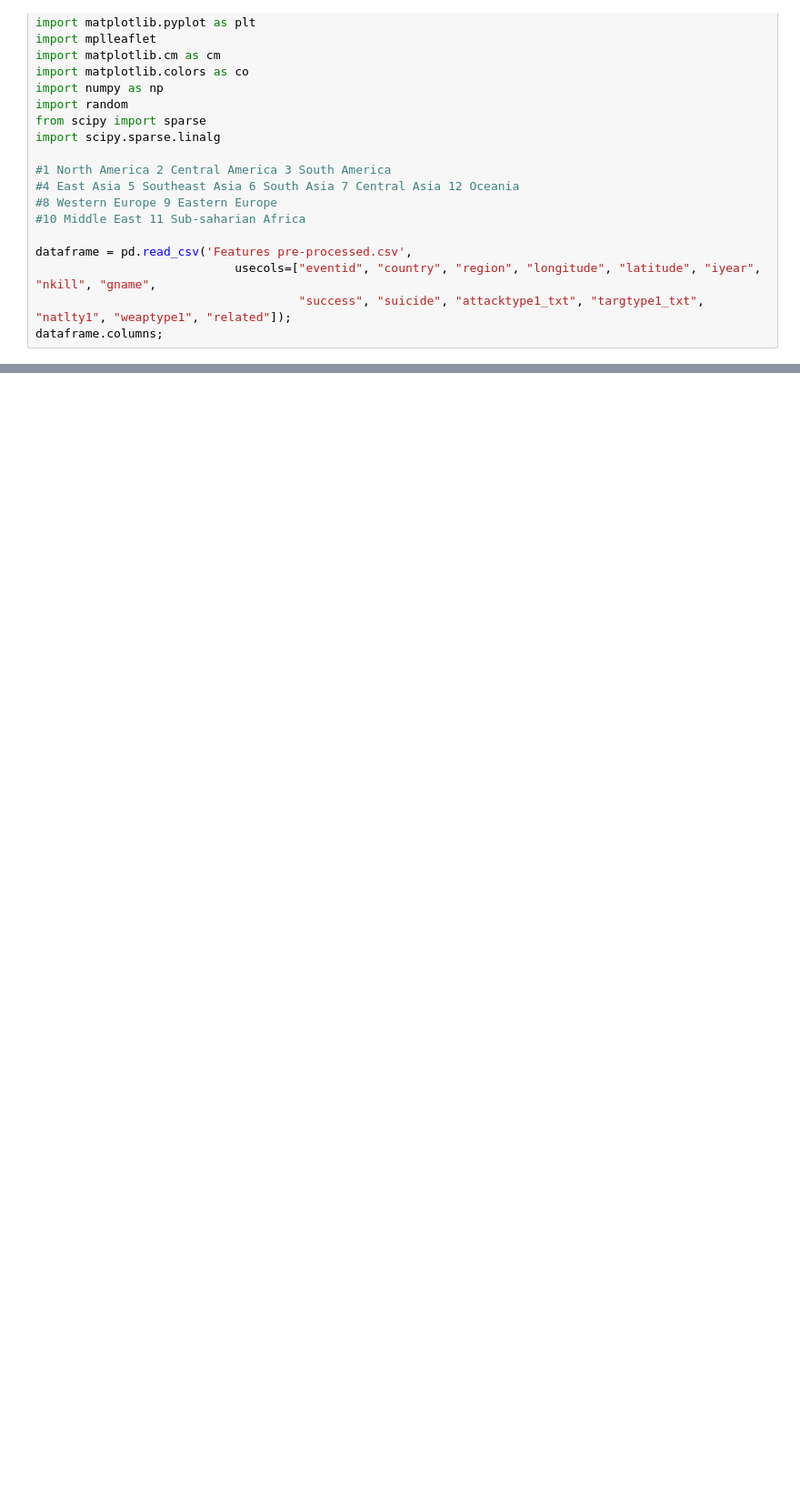
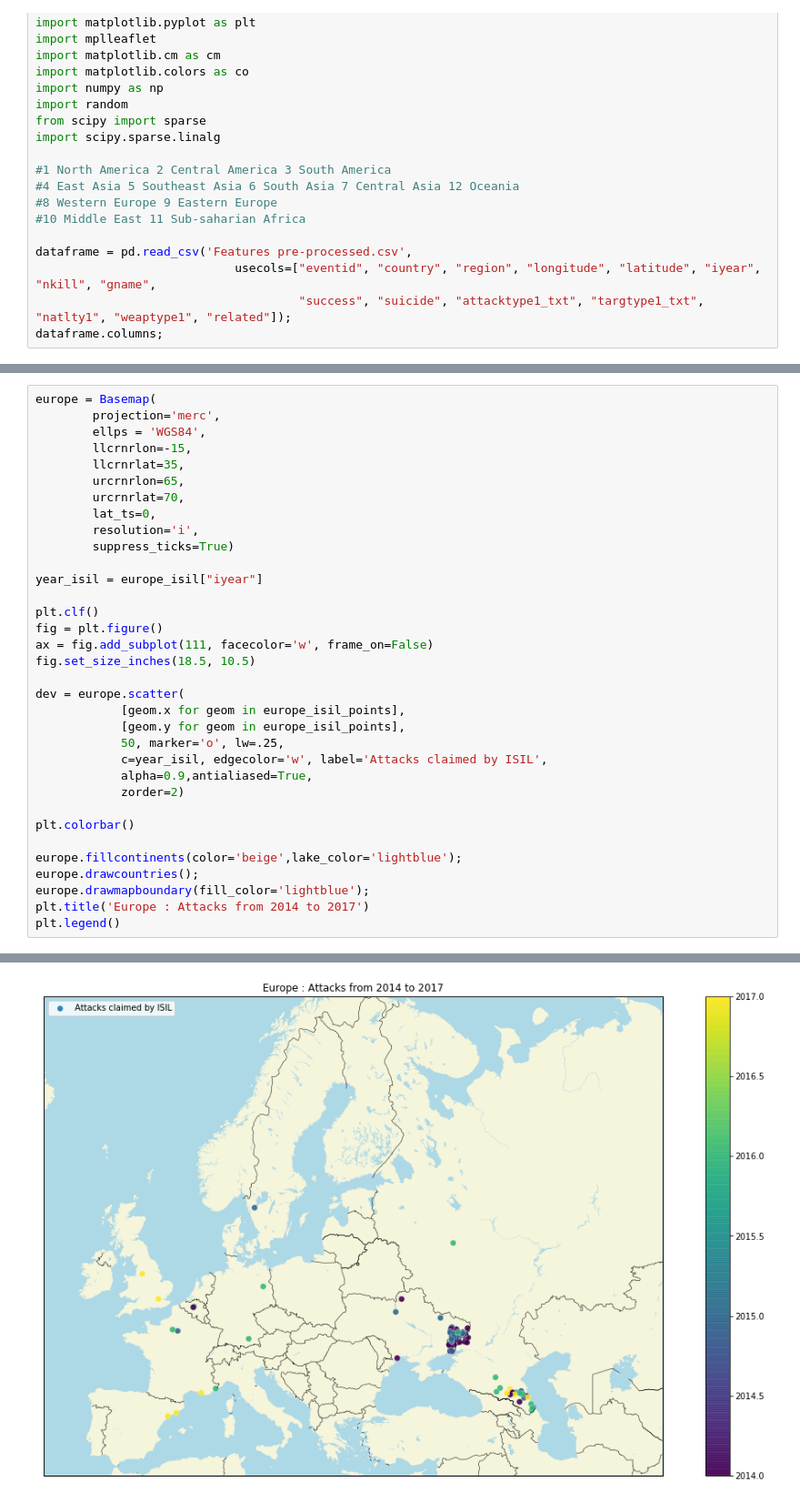
Before and after one commit to AminMekacher/ntds_project, a Jupyter notebook: New Data Set/New Data Set/amin_europe.ipynb, the cells around one changed output, grey strips where cells are left out. Shown: that part at 91% size. Saved outputs shown, nothing was run; the diff lists cells and outputs as text; blank space fills up the shorter version.

```diff
--- a/New Data Set/New Data Set/amin_europe.ipynb
+++ b/New Data Set/New Data Set/amin_europe.ipynb
@@ -181,0 +191,35 @@ europe_dataframe['region'].size
+# %%
+europe = Basemap(
+        projection='merc',
+        ellps = 'WGS84',
+        llcrnrlon=-15,
+        llcrnrlat=35,
+        urcrnrlon=65,
+        urcrnrlat=70,
+        lat_ts=0,
+        resolution='i',
+        suppress_ticks=True)
+
+year_isil = europe_isil["iyear"]
+
+plt.clf()
+fig = plt.figure()
+ax = fig.add_subplot(111, facecolor='w', frame_on=False)
+fig.set_size_inches(18.5, 10.5)
+
+dev = europe.scatter(
+            [geom.x for geom in europe_isil_points],
+            [geom.y for geom in europe_isil_points],
+            50, marker='o', lw=.25,
+            c=year_isil, edgecolor='w', label='Attacks claimed by ISIL',
+            alpha=0.9,antialiased=True,
+            zorder=2)
+
+plt.colorbar()
+
+europe.fillcontinents(color='beige',lake_color='lightblue');
+europe.drawcountries();
+europe.drawmapboundary(fill_color='lightblue');
+plt.title('Europe : Attacks from 2014 to 2017')
+plt.legend()
+# %% [output]
@@ -181,0 +228 @@ europe_dataframe['region'].size
+[figure, added]
```
Also changed, not shown: parts of 9 cells of this notebook.
